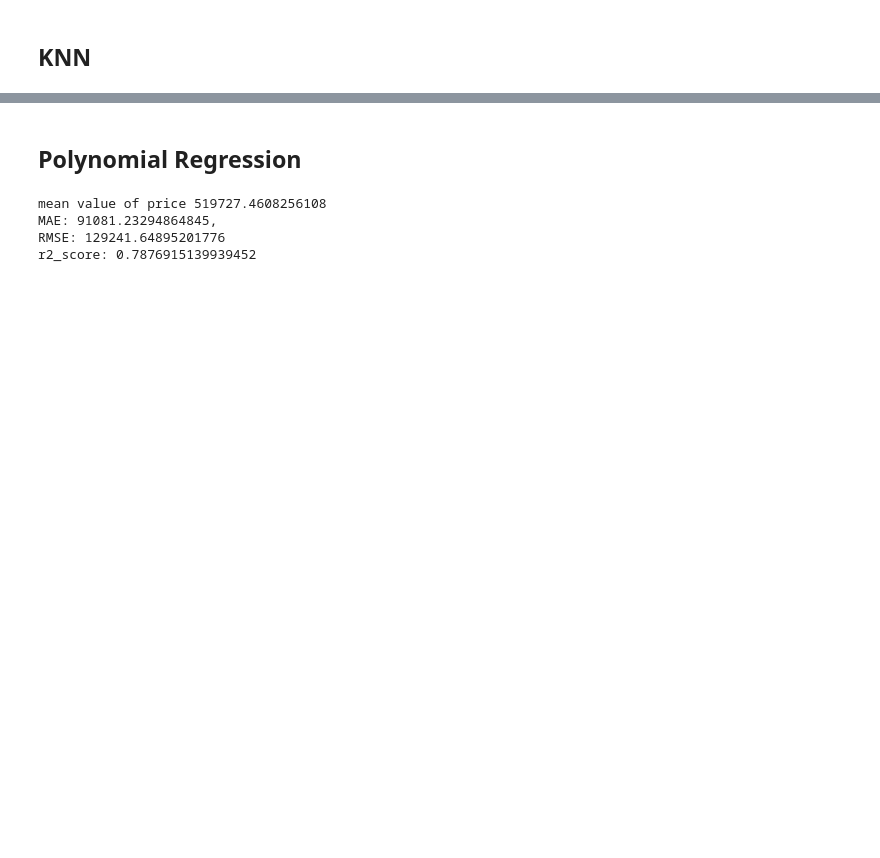
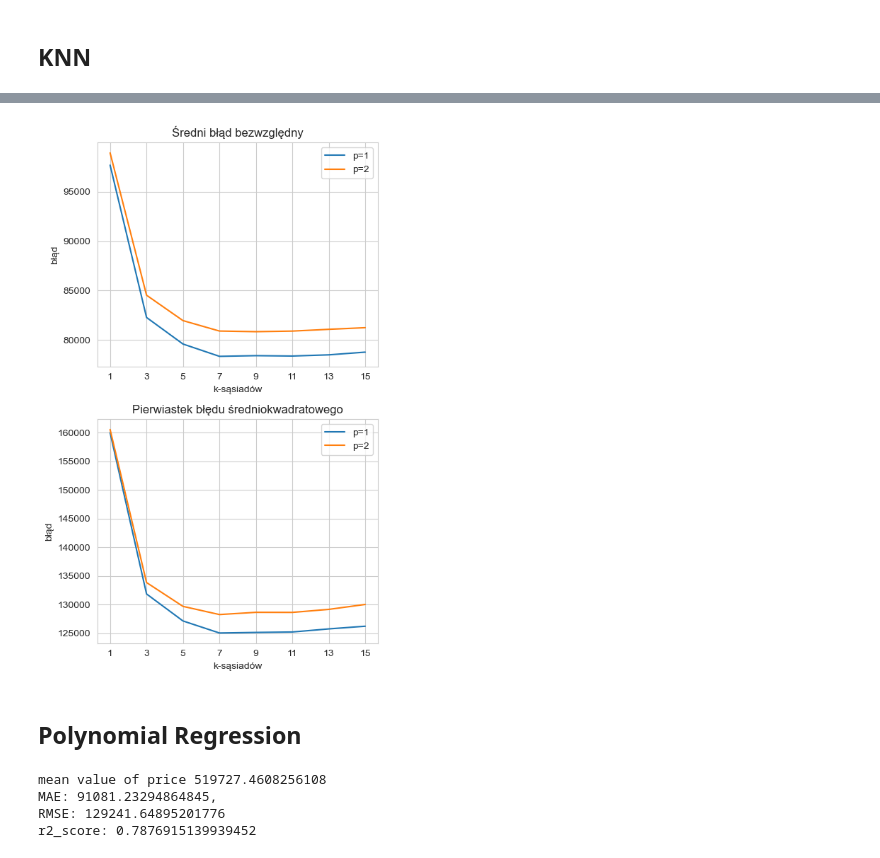
Before and after one commit to mbober01/ML_Project, a Jupyter notebook: projekt_studia.ipynb, the cells around one changed output, grey strips where cells are left out. Drawn from its saved outputs; the diff is of its cells as text; code cells hidden in the pictures; blank space fills up the shorter version.

```diff
--- a/projekt_studia.ipynb
+++ b/projekt_studia.ipynb
@@ -440,3 +449,26 @@ KNeighborsRegressor(n_neighbors=9, p=1, weights='distance')
+# %%
+stats_2 = cv_knn(df,ks,2)
+mae2 = [x[0] for x in stats_2.values()]
+rmse2 = [x[1] for x in stats_2.values()]
+# %%
+fig, ax = plt.subplots(nrows=2,figsize=(5,8))
+ax[0].plot([x for x in range(1,16,2)],mae[:8],label='p=1')
+ax[0].plot([x for x in range(1,16,2)],mae2[:8], label='p=2')
+ax[0].set_title("Średni błąd bezwzględny")
+ax[0].set_ylabel('błąd')
+ax[0].set_xlabel('k-sąsiadów')
+ax[1].plot([x for x in range(1,16,2)],rmse[:8],label='p=1')
+ax[1].plot([x for x in range(1,16,2)],rmse2[:8], label='p=2')
+ax[1].set_title("Pierwiastek błędu średniokwadratowego")
+ax[1].set_ylabel('błąd')
+ax[1].set_xlabel('k-sąsiadów')
+ax[0].legend()
+ax[1].legend()
+ax[0].set_xticks([x for x in range(1,16,2)])
+ax[1].set_xticks([x for x in range(1,16,2)])
+plt.tight_layout()
+# %% [output]
+[figure, added]
 # %% [markdown]
 <h2>Polynomial Regression</h2>
 # %%
```
Also changed, not shown: parts of 28 cells of this notebook, 1 other file.
